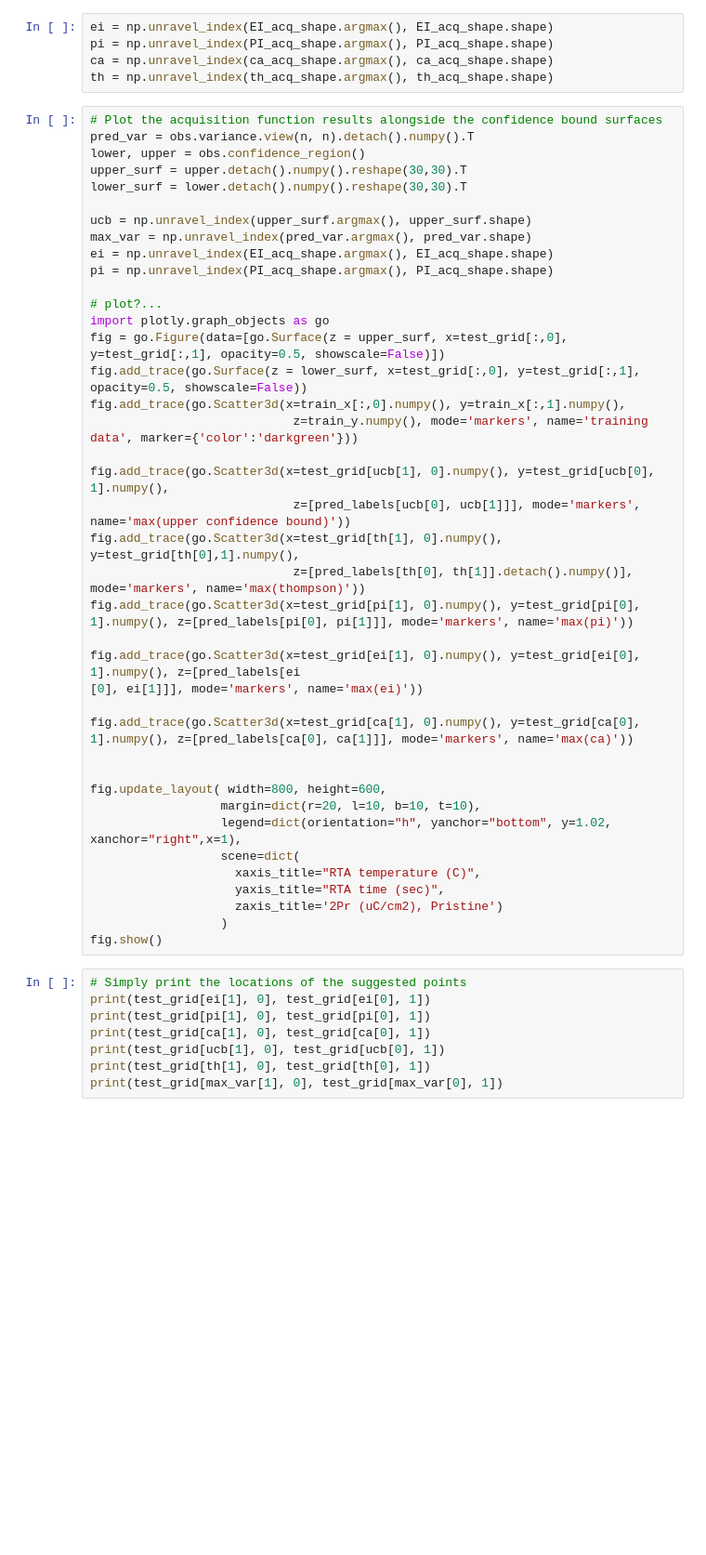
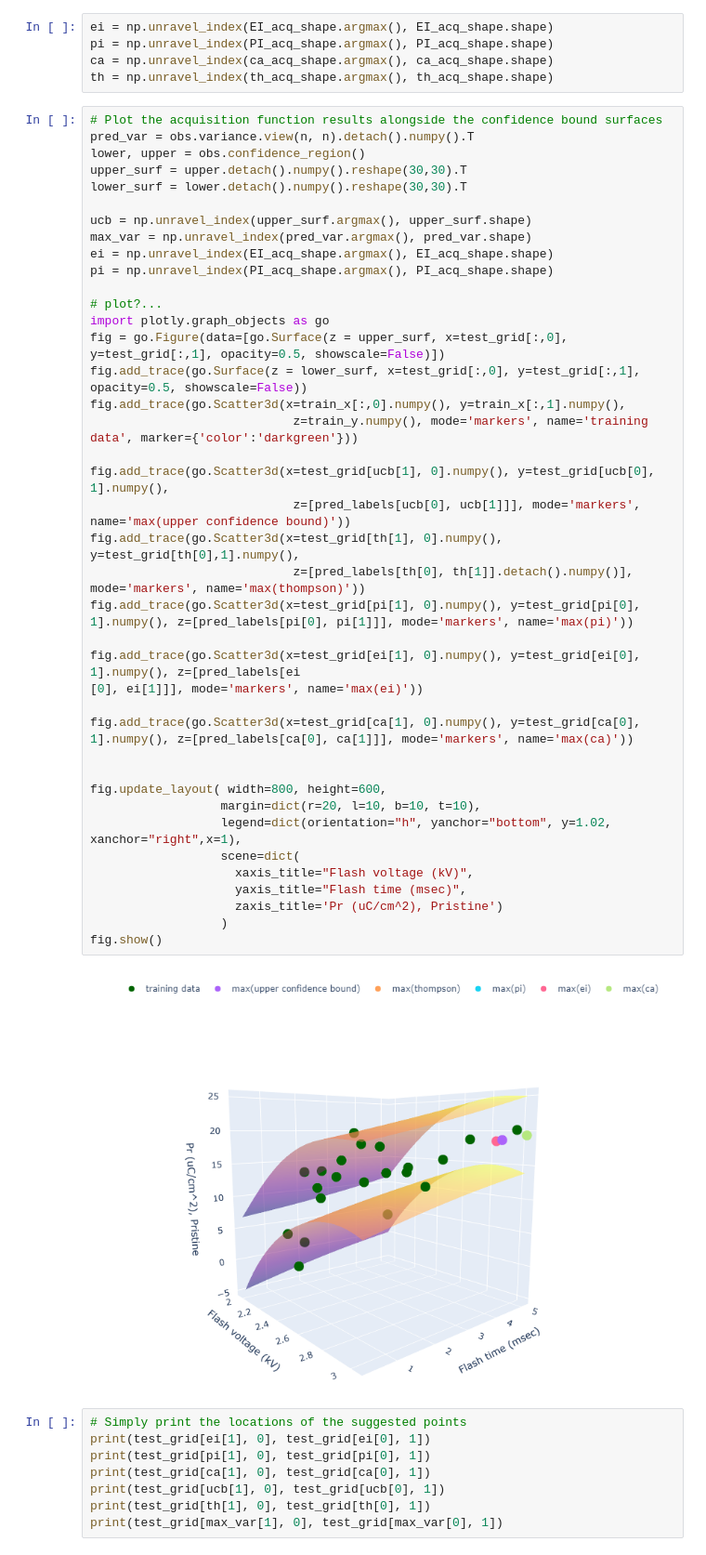
Before and after one commit to vtjong/Bayesian-Optimization-Ferroelectrics, a Jupyter notebook: notebooks/ferro_GPs.ipynb, the cells around one changed output. Shown at 93% size. Drawn from its saved outputs; the diff is of its cells as text; blank space fills up the shorter version.

```diff
--- a/notebooks/ferro_GPs.ipynb
+++ b/notebooks/ferro_GPs.ipynb
@@ -335,36 +338,38 @@ lower_surf = lower.detach().numpy().reshape(30,30).T
 ucb = np.unravel_index(upper_surf.argmax(), upper_surf.shape)
 max_var = np.unravel_index(pred_var.argmax(), pred_var.shape)
 ei = np.unravel_index(EI_acq_shape.argmax(), EI_acq_shape.shape)
 pi = np.unravel_index(PI_acq_shape.argmax(), PI_acq_shape.shape)
 
 # plot?...
 import plotly.graph_objects as go
 fig = go.Figure(data=[go.Surface(z = upper_surf, x=test_grid[:,0], y=test_grid[:,1], opacity=0.5, showscale=False)])
 fig.add_trace(go.Surface(z = lower_surf, x=test_grid[:,0], y=test_grid[:,1], opacity=0.5, showscale=False))
 fig.add_trace(go.Scatter3d(x=train_x[:,0].numpy(), y=train_x[:,1].numpy(),
                             z=train_y.numpy(), mode='markers', name='training data', marker={'color':'darkgreen'}))
 
 fig.add_trace(go.Scatter3d(x=test_grid[ucb[1], 0].numpy(), y=test_grid[ucb[0], 1].numpy(),
                             z=[pred_labels[ucb[0], ucb[1]]], mode='markers', name='max(upper confidence bound)'))
 fig.add_trace(go.Scatter3d(x=test_grid[th[1], 0].numpy(), y=test_grid[th[0],1].numpy(),
                             z=[pred_labels[th[0], th[1]].detach().numpy()], mode='markers', name='max(thompson)'))
 fig.add_trace(go.Scatter3d(x=test_grid[pi[1], 0].numpy(), y=test_grid[pi[0], 1].numpy(), z=[pred_labels[pi[0], pi[1]]], mode='markers', name='max(pi)'))
 
 fig.add_trace(go.Scatter3d(x=test_grid[ei[1], 0].numpy(), y=test_grid[ei[0], 1].numpy(), z=[pred_labels[ei
 [0], ei[1]]], mode='markers', name='max(ei)'))
 
 fig.add_trace(go.Scatter3d(x=test_grid[ca[1], 0].numpy(), y=test_grid[ca[0], 1].numpy(), z=[pred_labels[ca[0], ca[1]]], mode='markers', name='max(ca)'))
 
 
 fig.update_layout( width=800, height=600,
                   margin=dict(r=20, l=10, b=10, t=10),
                   legend=dict(orientation="h", yanchor="bottom", y=1.02, xanchor="right",x=1),
                   scene=dict(
-                    xaxis_title="RTA temperature (C)",
-                    yaxis_title="RTA time (sec)",
-                    zaxis_title='2Pr (uC/cm2), Pristine')
+                    xaxis_title="Flash voltage (kV)",
+                    yaxis_title="Flash time (msec)",
+                    zaxis_title='Pr (uC/cm^2), Pristine')
                   )
 fig.show()
+# %% [output]
+[figure, added]
 # %%
 # Simply print the locations of the suggested points
 print(test_grid[ei[1], 0], test_grid[ei[0], 1])
```
Also changed, not shown: parts of 12 cells of this notebook, 1 other file.
